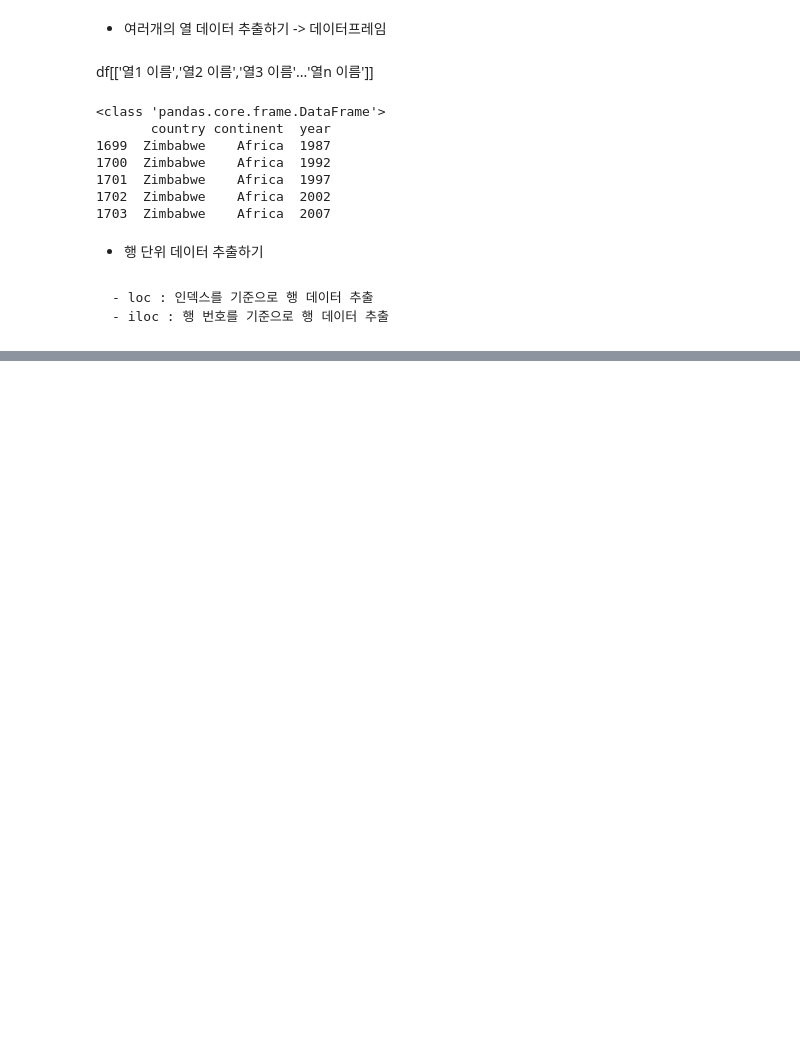
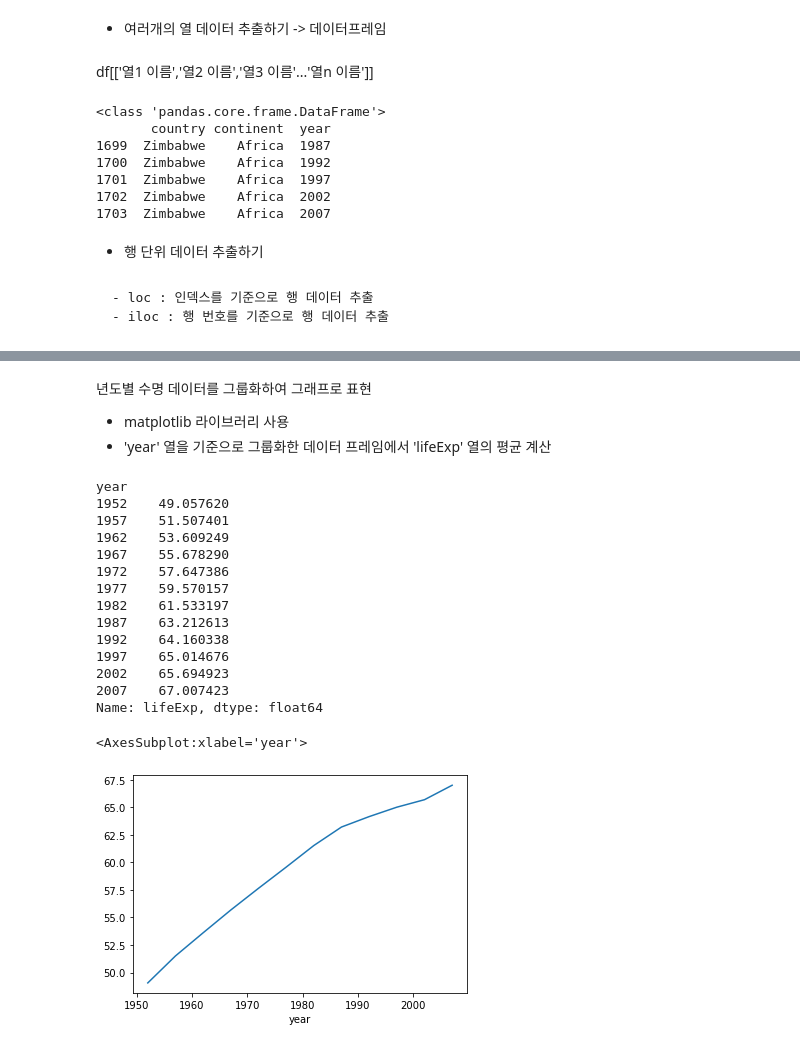
Before and after one commit to YE2733/Study_Python2, a Jupyter notebook: Pandas 실습/01_판다스 시작하기.ipynb, the cells around one changed output, grey strips where cells are left out. Saved outputs shown, nothing was run; the diff lists cells and outputs as text; code cells hidden in the pictures; blank space fills up the shorter version.

```diff
--- a/Pandas 실습/01_판다스 시작하기.ipynb
+++ b/Pandas 실습/01_판다스 시작하기.ipynb
@@ -168,0 +471,4 @@ print(subset.tail())
+# %% [markdown]
+년도별 수명 데이터를 그룹화하여 그래프로 표현
+- matplotlib 라이브러리 사용
+- 'year' 열을 기준으로 그룹화한 데이터 프레임에서 'lifeExp' 열의 평균 계산
@@ -168,0 +478,21 @@ print(subset.tail())
+# %%
+global_yearly_life_expectancy = df.groupby('year')['lifeExp'].mean()
+print(global_yearly_life_expectancy)
+global_yearly_life_expectancy.plot()
+# %% [output]
+year
+1952    49.057620
+1957    51.507401
+1962    53.609249
+1967    55.678290
+1972    57.647386
+1977    59.570157
+1982    61.533197
+1987    63.212613
+1992    64.160338
+1997    65.014676
+2002    65.694923
+2007    67.007423
+Name: lifeExp, dtype: float64
+<AxesSubplot:xlabel='year'>
+[figure, added]
```
Also changed, not shown: parts of 45 cells of this notebook, 2 other files.
